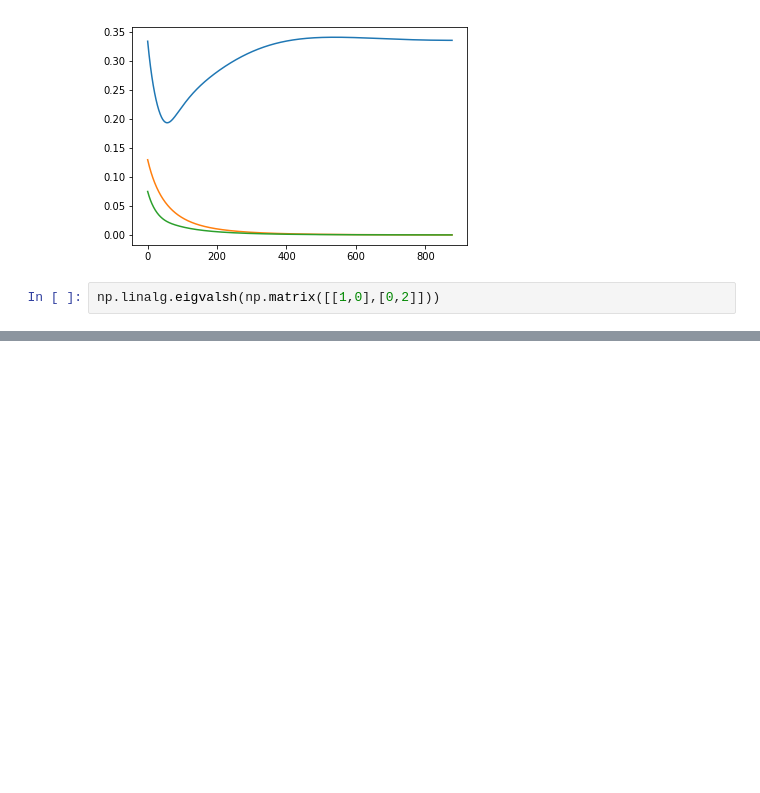
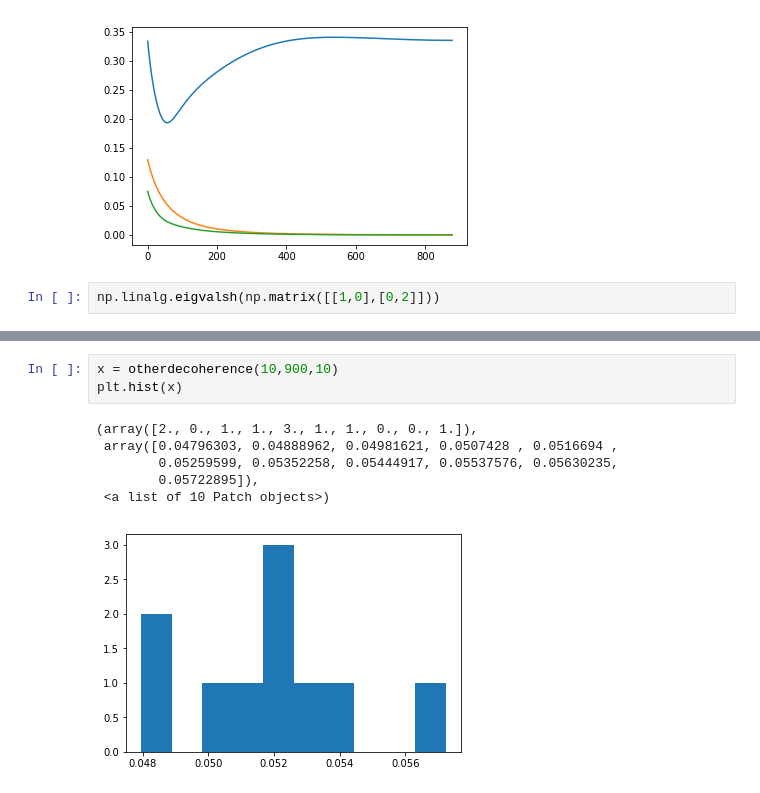
Before and after one commit to qi-rub/tensorscaling, a Jupyter notebook: tensorscaling.ipynb, the cells around one changed output, grey strips where cells are left out. Saved outputs shown, nothing was run; the diff lists cells and outputs as text; blank space fills up the shorter version.

```diff
--- a/tensorscaling.ipynb
+++ b/tensorscaling.ipynb
@@ -98,0 +198,10 @@ np.linalg.eigvalsh(np.matrix([[1,0],[0,2]]))
+# %%
+x = otherdecoherence(10,900,10)
+plt.hist(x)
+# %% [output]
+(array([2., 0., 1., 1., 3., 1., 1., 0., 0., 1.]),
+ array([0.04796303, 0.04888962, 0.04981621, 0.0507428 , 0.0516694 ,
+        0.05259599, 0.05352258, 0.05444917, 0.05537576, 0.05630235,
+        0.05722895]),
+ <a list of 10 Patch objects>)
+[figure, added]
```
Also changed, not shown: parts of 4 cells of this notebook.
